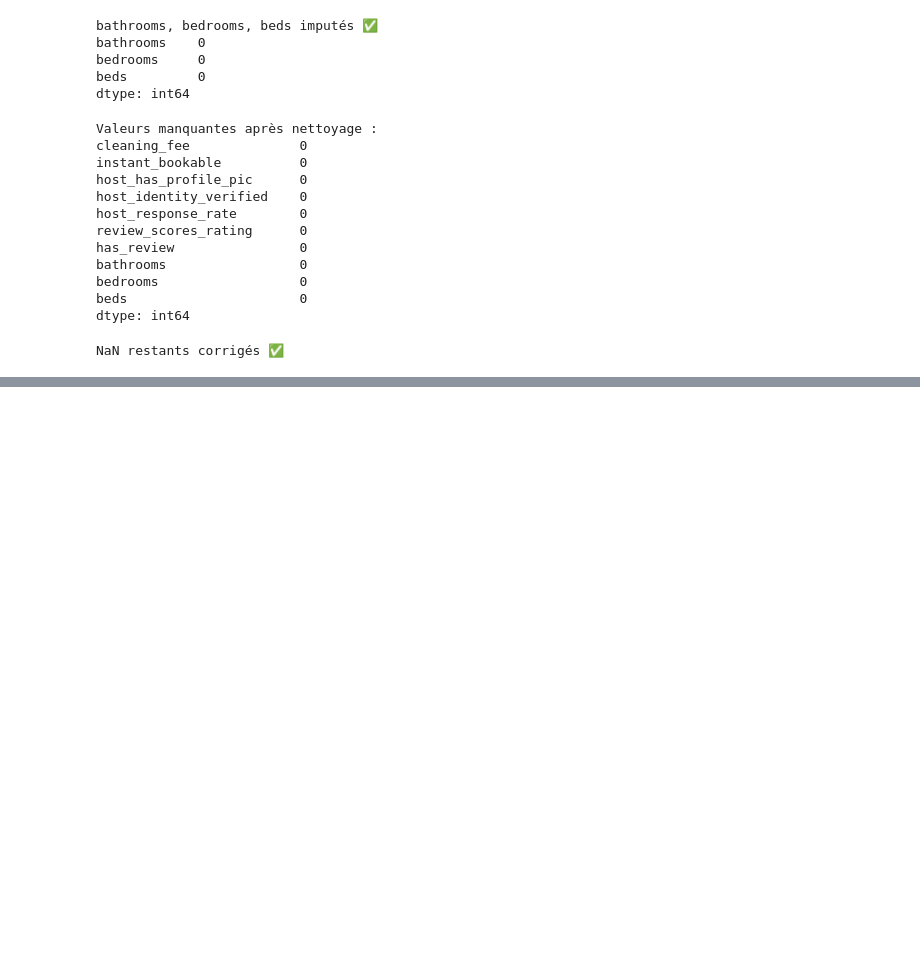
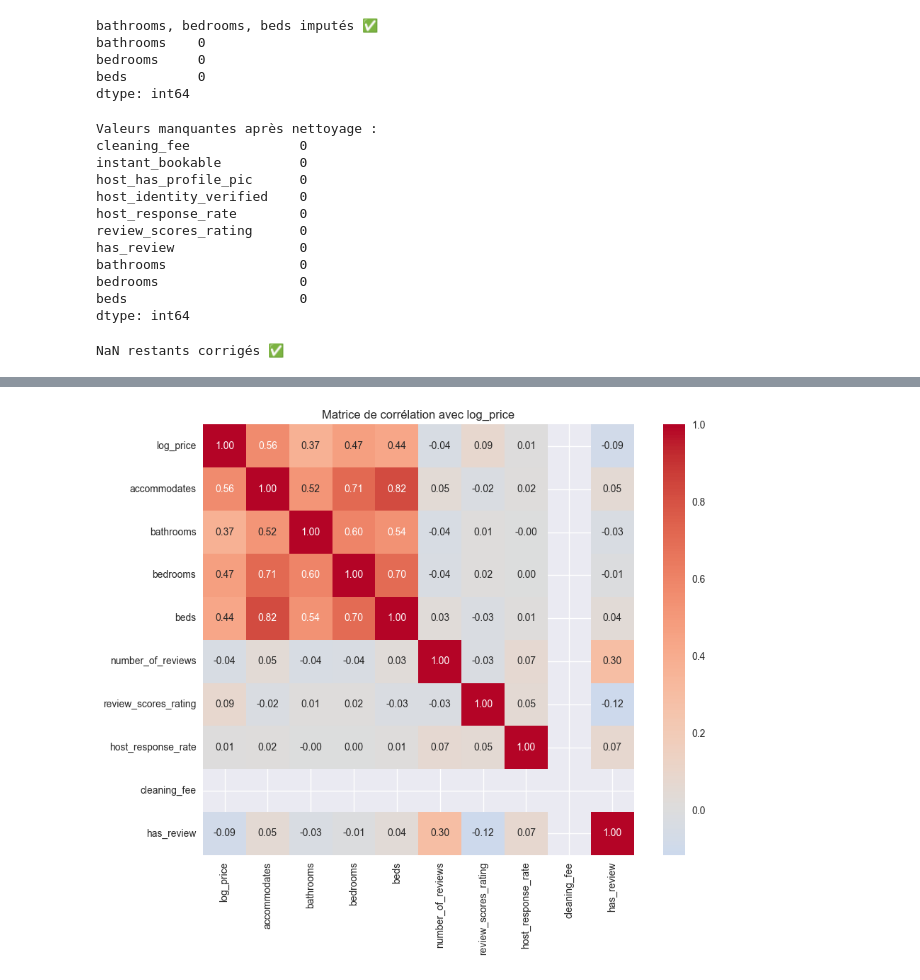
Before and after one commit to GingaShift/airbnb-price-oracle, a Jupyter notebook: notebooks/airbnb_price_oracle.ipynb, the cells around one changed output, grey strips where cells are left out. Saved outputs shown, nothing was run; the diff lists cells and outputs as text; code cells hidden in the pictures; blank space fills up the shorter version.

```diff
--- a/notebooks/airbnb_price_oracle.ipynb
+++ b/notebooks/airbnb_price_oracle.ipynb
@@ -301,0 +402,17 @@ NaN restants corrigés ✅
+# %%
+cols_corr = ['log_price', 'accommodates', 'bathrooms', 'bedrooms',
+             'beds', 'number_of_reviews', 'review_scores_rating',
+             'host_response_rate', 'cleaning_fee', 'has_review']
+
+corr_matrix = train_clean[cols_corr].corr()
+
+fig, ax = plt.subplots(figsize=(10, 8))
+sns.heatmap(corr_matrix, annot=True, fmt='.2f', cmap='coolwarm',
+            center=0, ax=ax, square=True)
+ax.set_title('Matrice de corrélation avec log_price')
+
+plt.tight_layout()
+plt.savefig('../outputs/correlation_matrix.png', dpi=150, bbox_inches='tight')
+plt.show()
+# %% [output]
+[figure, added]
```
Also changed, not shown: parts of 13 cells of this notebook, 6 other files.
